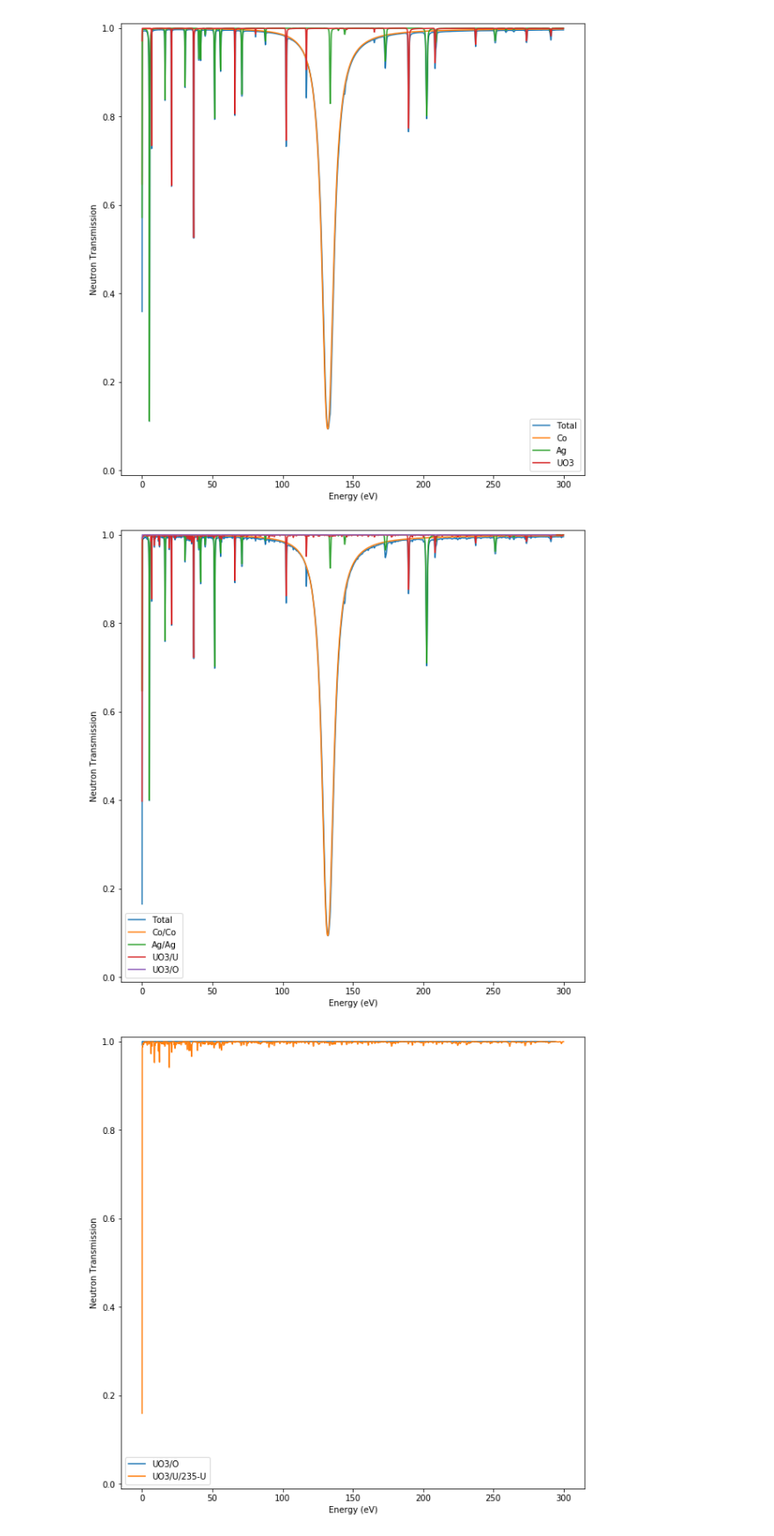
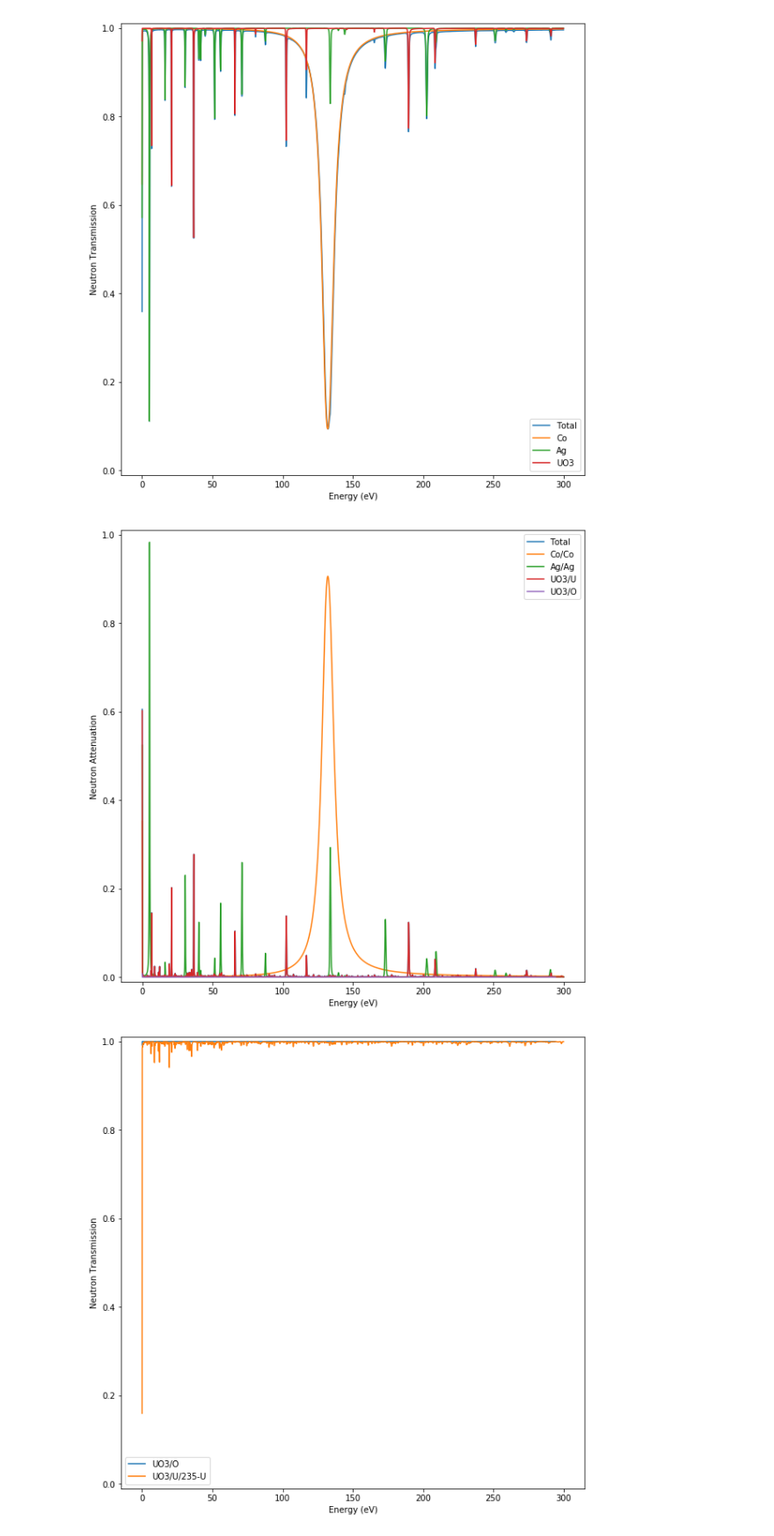
Before and after one commit to ornlneutronimaging/ImagingReso, a Jupyter notebook: notebooks/example_real_case.ipynb, the cells around one changed output. Shown at 88% size. Cells and saved outputs as stored; diff of their text form; code cells hidden in the pictures.

Commit message:
Added plot in tutorial

```diff
--- a/notebooks/example_real_case.ipynb
+++ b/notebooks/example_real_case.ipynb
@@ -401,9 +401,9 @@ o_reso.plot(mixed=True, all_layers=True, transmission=True)
 # %% [output]
 [figure]
 # %%
-o_reso.plot(mixed=True, all_elements=True, transmission=True)
+o_reso.plot(mixed=True, all_elements=True, transmission=False)
 # %% [output]
-[figure, old version]
+[figure, new version]
 # %%
 o_reso.plot(transmission=True, items_to_plot = [['UO3', 'O'],['UO3','U','235-U']])
 # %% [output]
```
Also changed, not shown: parts of 7 cells of this notebook, 9 other files.
